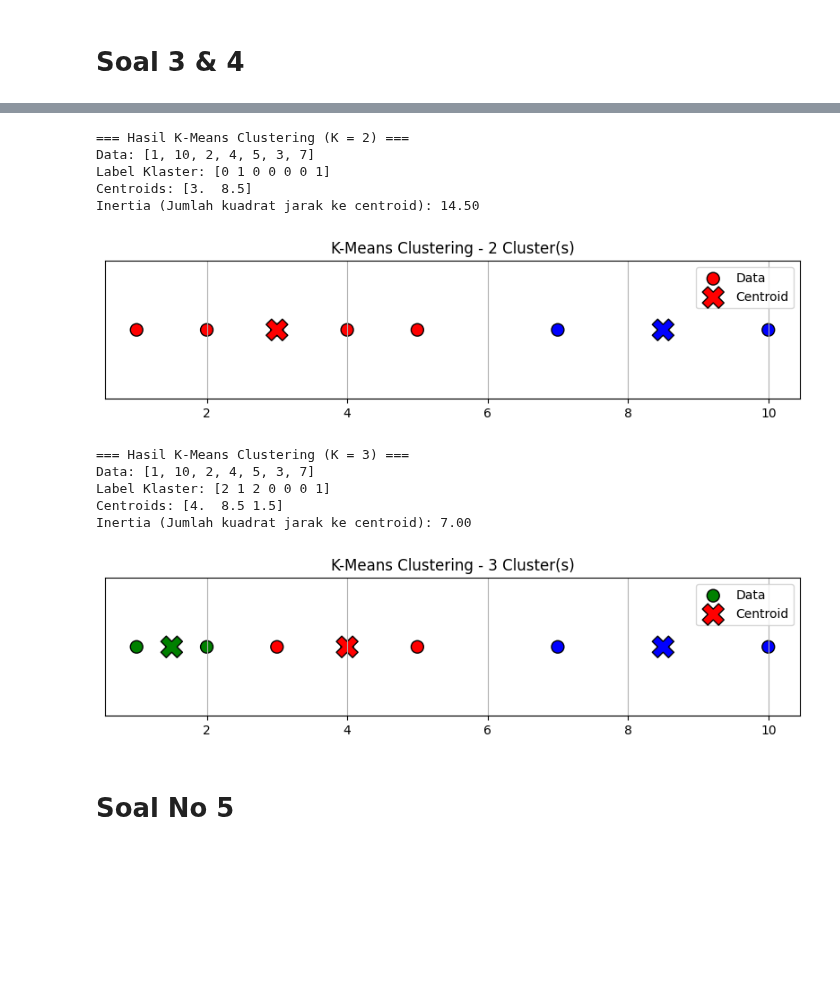
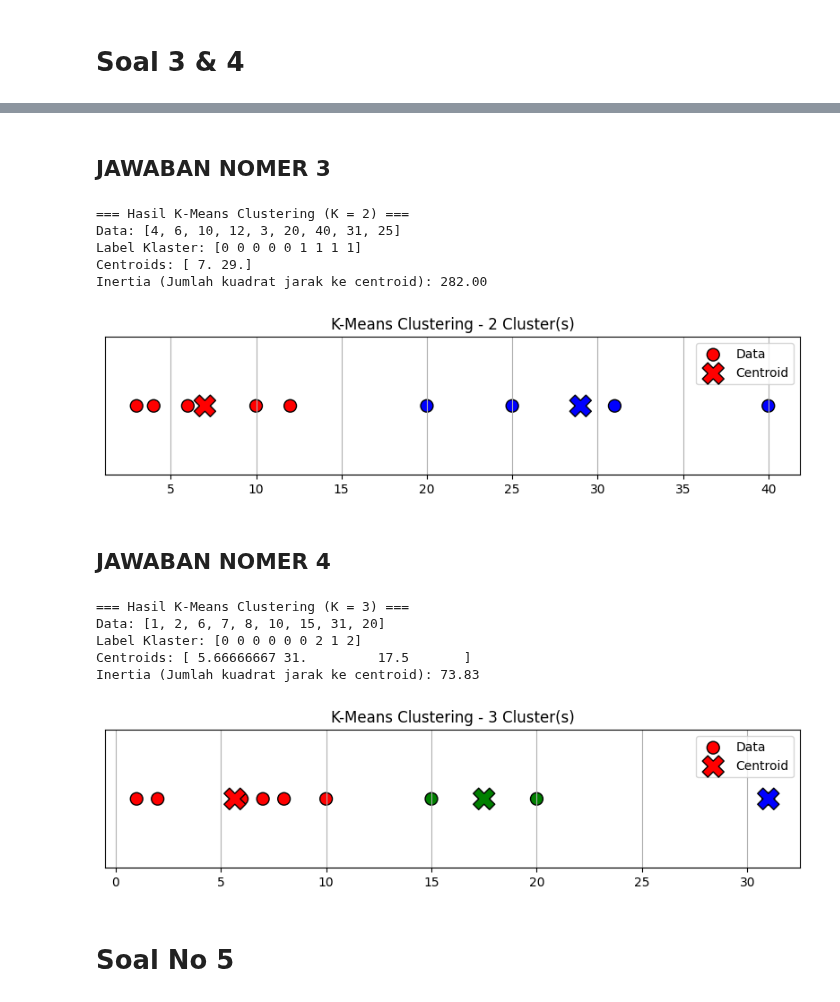
Before and after one commit to Lukyrp/UASPenambanganData, a Jupyter notebook: main.ipynb, the cells around one changed output, grey strips where cells are left out. Cells and saved outputs as stored; diff of their text form; code cells hidden in the pictures; blank space fills up the shorter version.

Commit message:
jawaban final uas

```diff
--- a/main.ipynb
+++ b/main.ipynb
@@ -70,7 +70,7 @@ encoders = {}
 encoded_df = df.copy()
 
 feature_cols = ['STUDENT', 'CREDIT_RATING']
-#feature_cols = ['AGE', 'INCOME', 'STUDENT', 'CREDIT_RATING']
+feature_cols = ['AGE', 'INCOME', 'STUDENT', 'CREDIT_RATING']
 target_col = 'CLASS'
 
 print("Mapping encoding untuk setiap fitur:")
@@ -700,28 +554,37 @@ def run_kmeans_clustering(data, n_clusters=2):
     plt.grid(True)
     plt.legend()
     plt.show()
+# %% [markdown]
+## JAWABAN NOMER 3
+# %%
+# Dataset
+data = [4, 6, 10,12, 3, 20, 40 , 31, 25 ]
+
+# Jalankan untuk 2 cluster
+run_kmeans_clustering(data, n_clusters=2)
+# %% [output]
+=== Hasil K-Means Clustering (K = 2) ===
+Data: [4, 6, 10, 12, 3, 20, 40, 31, 25]
+Label Klaster: [0 0 0 0 0 1 1 1 1]
+Centroids: [ 7. 29.]
+Inertia (Jumlah kuadrat jarak ke centroid): 282.00
+[figure, added]
+# %% [markdown]
+## JAWABAN NOMER 4
 # %%
+
 # Dataset
-data = [1, 10, 2, 4, 5, 3, 7]
+data = [1, 2, 6, 7, 8, 10, 15 , 31, 20]
 
 # Jalankan untuk 2 cluster
-run_kmeans_clustering(data, n_clusters=2)
-
-# Jalankan untuk 3 cluster
 run_kmeans_clustering(data, n_clusters=3)
 # %% [output]
-=== Hasil K-Means Clustering (K = 2) ===
-Data: [1, 10, 2, 4, 5, 3, 7]
-Label Klaster: [0 1 0 0 0 0 1]
-Centroids: [3.  8.5]
-Inertia (Jumlah kuadrat jarak ke centroid): 14.50
+=== Hasil K-Means Clustering (K = 3) ===
+Data: [1, 2, 6, 7, 8, 10, 15, 31, 20]
+Label Klaster: [0 0 0 0 0 0 2 1 2]
+Centroids: [ 5.66666667 31.         17.5       ]
+Inertia (Jumlah kuadrat jarak ke centroid): 73.83
-[figure, old version]
+[figure, new version]
-=== Hasil K-Means Clustering (K = 3) ===
-Data: [1, 10, 2, 4, 5, 3, 7]
-Label Klaster: [2 1 2 0 0 0 1]
-Centroids: [4.  8.5 1.5]
-Inertia (Jumlah kuadrat jarak ke centroid): 7.00
-[figure, removed]
 # %% [markdown]
 # Soal No 5
 # %%
```
Also changed, not shown: parts of 26 cells of this notebook, 2 other files.
